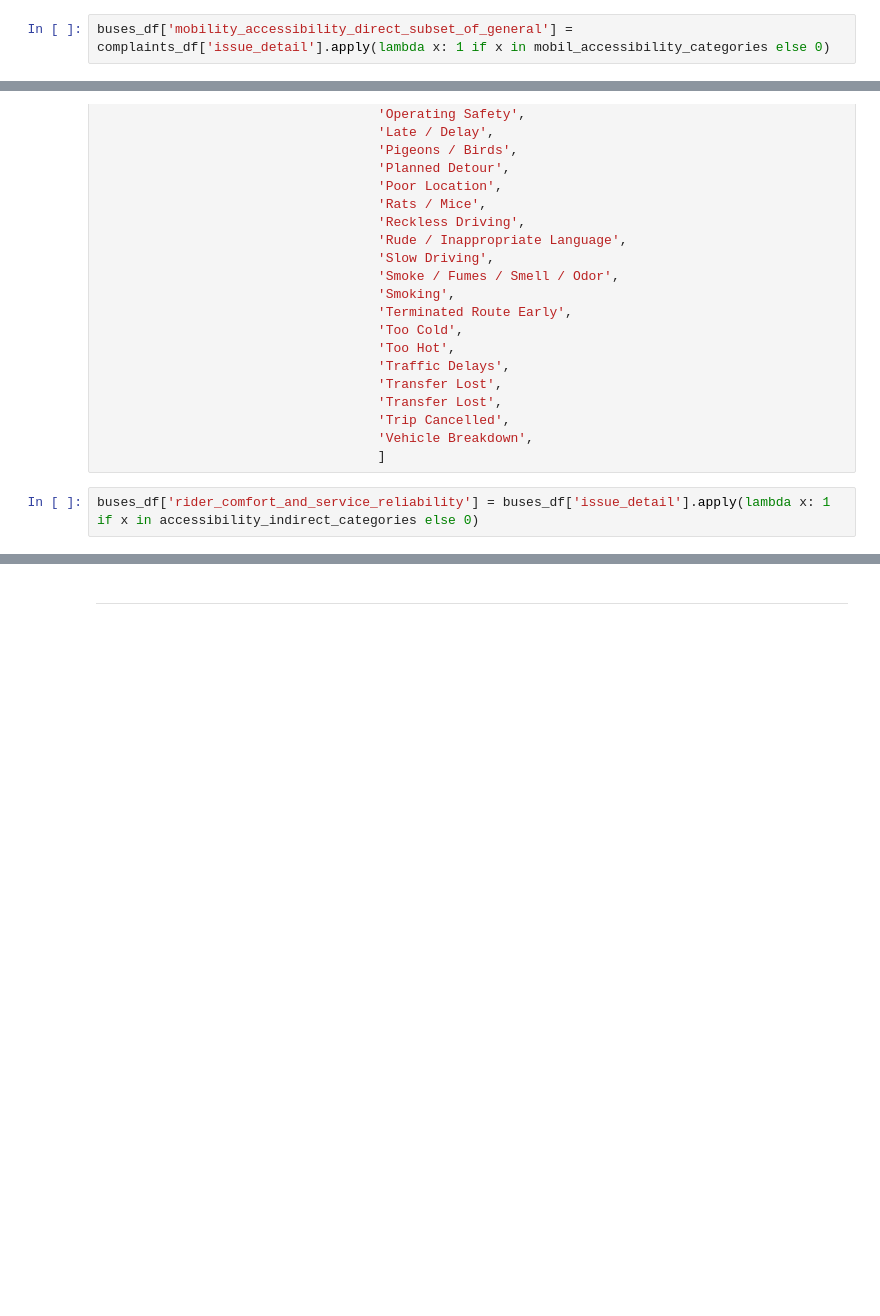
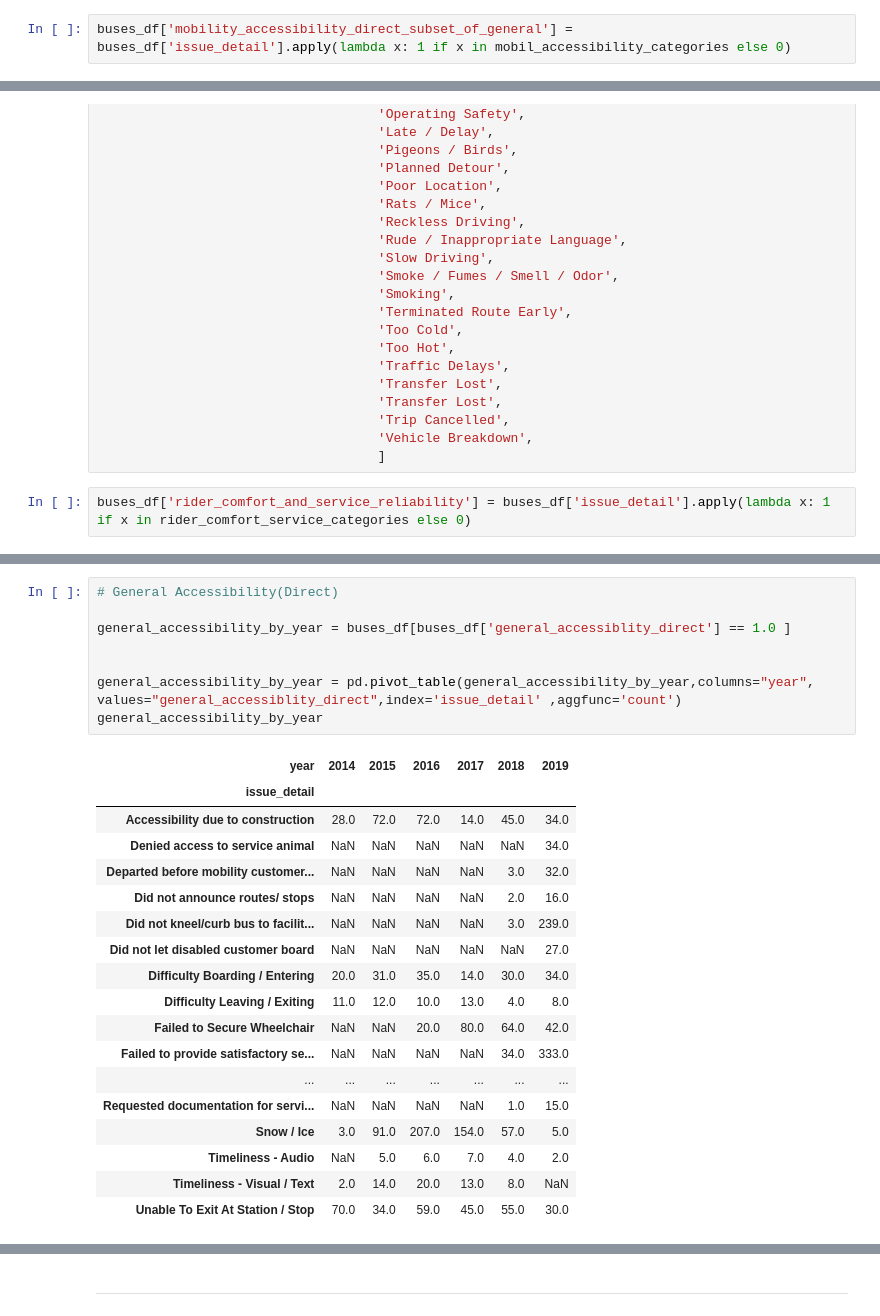
Before and after one commit to itzamnahuerta/mta_complaints, a Jupyter notebook: MTA_Analysis.ipynb, the cells around one changed output, grey strips where cells are left out. Saved outputs shown, nothing was run; the diff lists cells and outputs as text; blank space fills up the shorter version.

```diff
--- a/MTA_Analysis.ipynb
+++ b/MTA_Analysis.ipynb
@@ -755,7 +754,7 @@ mobil_accessibility_categories = [
                                  'Unable To Exit At Station / Stop',
                                  ]
 # %%
-buses_df['mobility_accessibility_direct_subset_of_general'] = complaints_df['issue_detail'].apply(lambda x: 1 if x in mobil_accessibility_categories else 0)
+buses_df['mobility_accessibility_direct_subset_of_general'] = buses_df['issue_detail'].apply(lambda x: 1 if x in mobil_accessibility_categories else 0)
 # %%
 buses_df['mobility_accessibility_direct_subset_of_general'].value_counts()
 # %% [output]
@@ -833,4 +832,4 @@ rider_comfort_service_categories = [
                                     'Vehicle Breakdown',
                                     ]
 # %%
-buses_df['rider_comfort_and_service_reliability'] = buses_df['issue_detail'].apply(lambda x: 1 if x in accessibility_indirect_categories else 0)
+buses_df['rider_comfort_and_service_reliability'] = buses_df['issue_detail'].apply(lambda x: 1 if x in rider_comfort_service_categories else 0)
@@ -952,0 +862,27 @@ rider_comfort_service_reliability_by_year
+# %%
+# General Accessibility(Direct)
+
+general_accessibility_by_year = buses_df[buses_df['general_accessiblity_direct'] == 1.0 ]
+
+
+general_accessibility_by_year = pd.pivot_table(general_accessibility_by_year,columns="year", values="general_accessiblity_direct",index='issue_detail' ,aggfunc='count')
+general_accessibility_by_year
+# %% [output]
+| year | 2014 | 2015 | 2016 | 2017 | 2018 | 2019 |
+| issue_detail |  |  |  |  |  |  |
+| Accessibility due to construction | 28.0 | 72.0 | 72.0 | 14.0 | 45.0 | 34.0 |
+| Denied access to service animal | NaN | NaN | NaN | NaN | NaN | 34.0 |
+| Departed before mobility customer... | NaN | NaN | NaN | NaN | 3.0 | 32.0 |
+| Did not announce routes/ stops | NaN | NaN | NaN | NaN | 2.0 | 16.0 |
+| Did not kneel/curb bus to facilit... | NaN | NaN | NaN | NaN | 3.0 | 239.0 |
+| Did not let disabled customer board | NaN | NaN | NaN | NaN | NaN | 27.0 |
+| Difficulty Boarding / Entering | 20.0 | 31.0 | 35.0 | 14.0 | 30.0 | 34.0 |
+| Difficulty Leaving / Exiting | 11.0 | 12.0 | 10.0 | 13.0 | 4.0 | 8.0 |
+| Failed to Secure Wheelchair | NaN | NaN | 20.0 | 80.0 | 64.0 | 42.0 |
+| Failed to provide satisfactory se... | NaN | NaN | NaN | NaN | 34.0 | 333.0 |
+| ... | ... | ... | ... | ... | ... | ... |
+| Requested documentation for servi... | NaN | NaN | NaN | NaN | 1.0 | 15.0 |
+| Snow / Ice | 3.0 | 91.0 | 207.0 | 154.0 | 57.0 | 5.0 |
+| Timeliness - Audio | NaN | 5.0 | 6.0 | 7.0 | 4.0 | 2.0 |
+| Timeliness - Visual / Text | 2.0 | 14.0 | 20.0 | 13.0 | 8.0 | NaN |
+| Unable To Exit At Station / Stop | 70.0 | 34.0 | 59.0 | 45.0 | 55.0 | 30.0 |
```
Also changed, not shown: parts of 20 cells of this notebook, 9 other files.
